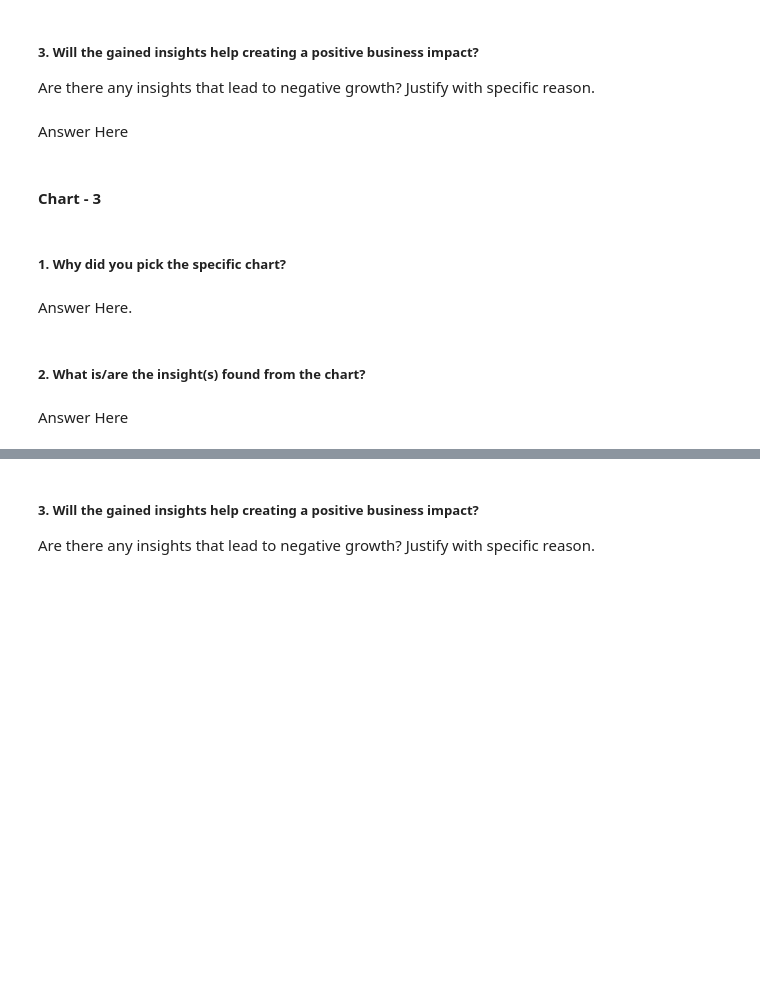
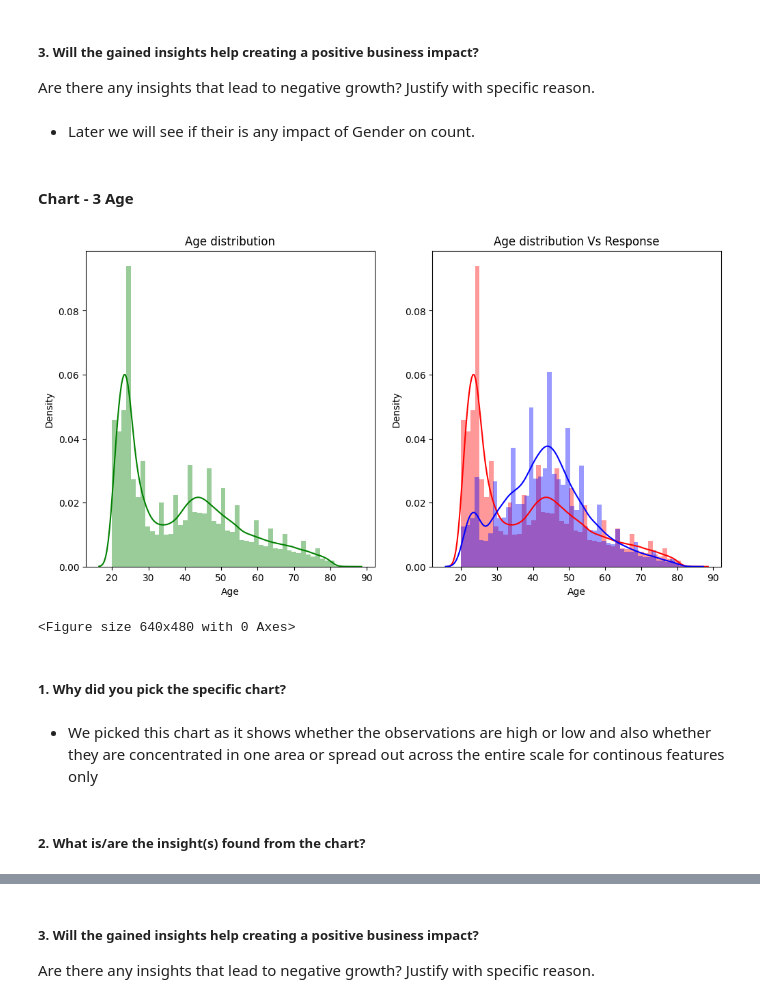
Before and after one commit to Kalpesh-Nandedkar/HEALTH-INSURANCE-CROSS-SELL-PREDICTION, a Jupyter notebook: HEALTH_INSURANCE_CROSS_SELL_PREDICTION.ipynb, the cells around one changed output, grey strips where cells are left out. Saved outputs shown, nothing was run; the diff lists cells and outputs as text; code cells hidden in the pictures; blank space fills up the shorter version.

```diff
--- a/HEALTH_INSURANCE_CROSS_SELL_PREDICTION.ipynb
+++ b/HEALTH_INSURANCE_CROSS_SELL_PREDICTION.ipynb
@@ -408,7 +427,7 @@ Answer Here
 # %% [markdown]
 ##### 3. Will the gained insights help creating a positive business impact?
 Are there any insights that lead to negative growth? Justify with specific reason.
-# %% [markdown]
-Answer Here
+# %% [markdown]
+* Later we will see if their is any impact of Gender on count.
 # %% [markdown]
-#### Chart - 3
+#### Chart - 3 Age
@@ -417,8 +434,29 @@ Answer Here
+# %%
+# Chart - 3 visualization code
+# understanding the Age feature distribution and it's effect on success/failure of insurance conversion
+
+# Defining the figure using subplots for two plots in one row
+fig, axes = plt.subplots( 1,2 , figsize = (12,6))
+
+# plotting distplot for Age column
+sns.distplot( x= df['Age'], color= 'g', ax =axes[0])
+axes[0].set_title('Age distribution')
+axes[0].set_xlabel('Age')
+
+# plotting distplot for Age and analyzing the effect on success/failure of insurance conversion
+sns.distplot( x= df['Age'], color= 'r', ax =axes[1])
+sns.distplot( x= df.Age[df['Response'] == 1], color= 'b', ax =axes[1])
+axes[1].set_title('Age distribution Vs Response')
+axes[1].set_xlabel('Age')
+
+plt.show()
+plt.tight_layout()
+# %% [output]
+[figure, added]
+<Figure size 640x480 with 0 Axes>
 # %% [markdown]
 ##### 1. Why did you pick the specific chart?
-# %% [markdown]
-Answer Here.
+# %% [markdown]
+* We picked this chart as it shows whether the observations are high or low and also whether they are concentrated in one area or spread out across the entire scale for continous features only
 # %% [markdown]
 ##### 2. What is/are the insight(s) found from the chart?
-# %% [markdown]
-Answer Here
```
Also changed, not shown: parts of 44 cells of this notebook.
